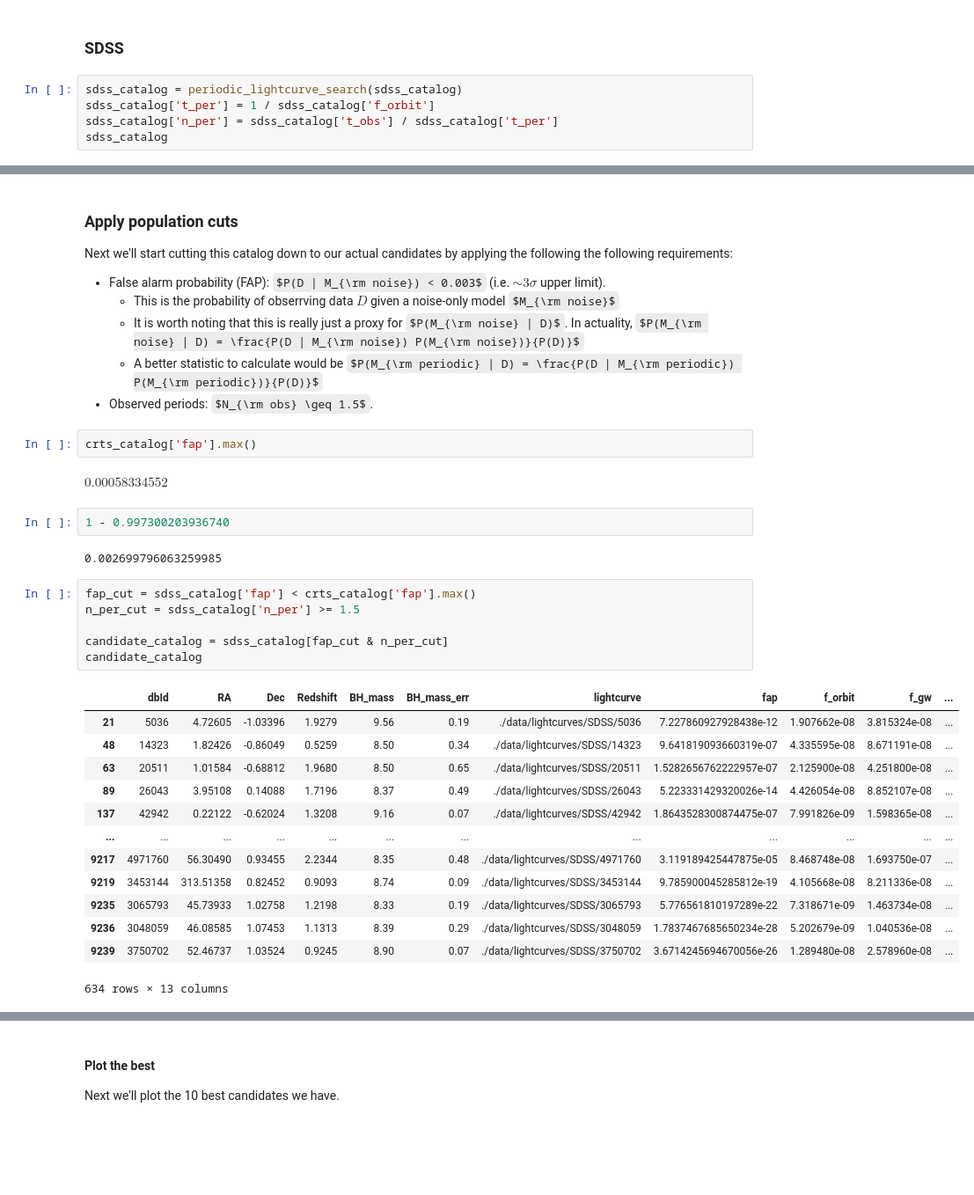
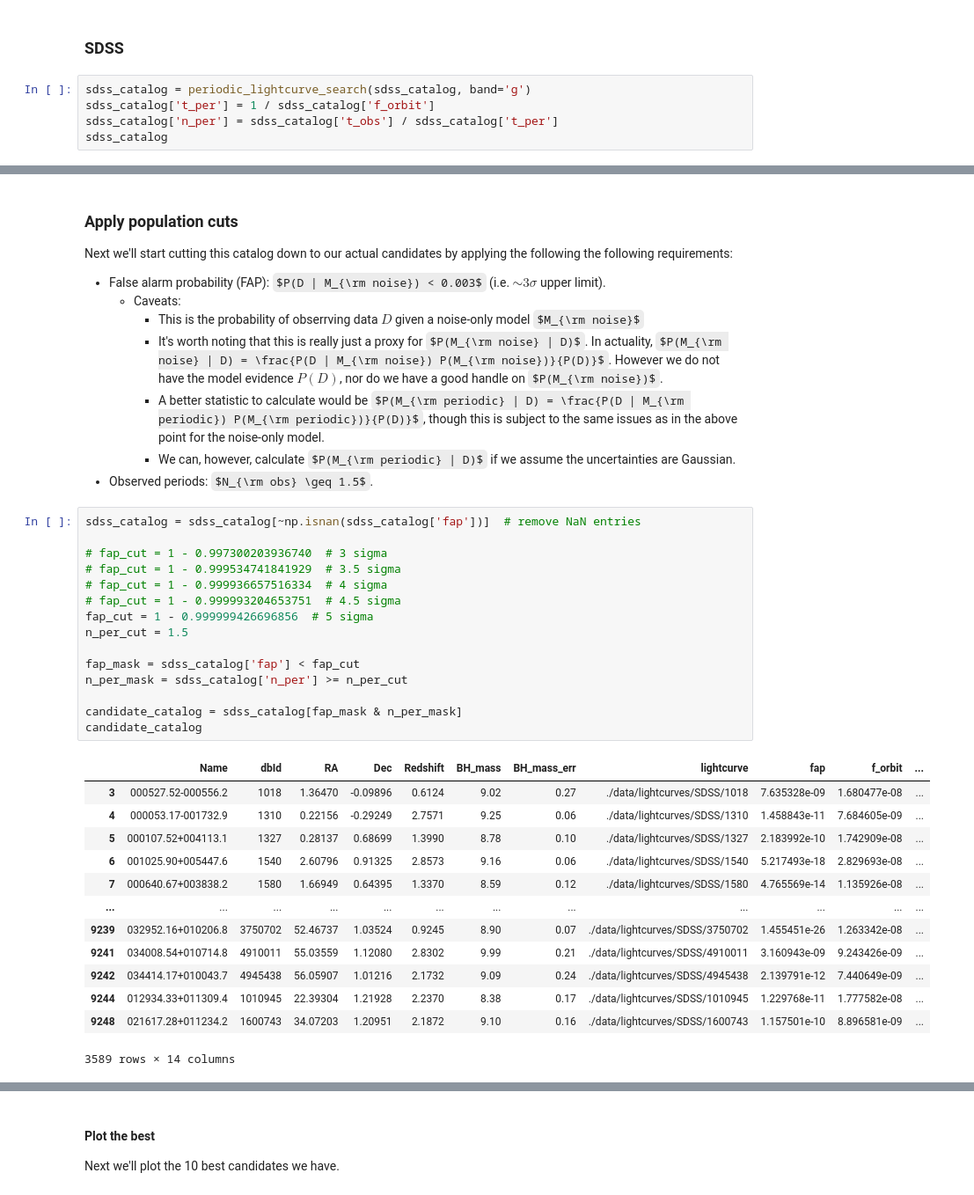
Before and after one commit to jacaseyclyde/gw-school-2022-materials, a Jupyter notebook: project_4/project_4.ipynb, the cells around one changed output, grey strips where cells are left out. Shown at 88% size. Drawn from its saved outputs; the diff is of its cells as text; some formulas as TeX source; blank space fills up the shorter version.

```diff
--- a/project_4/project_4.ipynb
+++ b/project_4/project_4.ipynb
@@ -374,7 +377,7 @@ crts_catalog
 # %% [markdown]
 ### SDSS
 # %%
-sdss_catalog = periodic_lightcurve_search(sdss_catalog)
+sdss_catalog = periodic_lightcurve_search(sdss_catalog, band='g')
 sdss_catalog['t_per'] = 1 / sdss_catalog['f_orbit']
 sdss_catalog['n_per'] = sdss_catalog['t_obs'] / sdss_catalog['t_per']
 sdss_catalog
@@ -397,35 +400,38 @@ sdss_catalog
 
 Next we'll start cutting this catalog down to our actual candidates by applying the following the following requirements:
  * False alarm probability (FAP): $P(D | M_{\rm noise}) < 0.003$ (i.e. $\sim 3 \sigma$ upper limit).
-   * This is the probability of obserrving data $D$ given a noise-only model $M_{\rm noise}$
-   * It is worth noting that this is really just a proxy for $P(M_{\rm noise} | D)$. In actuality, $P(M_{\rm noise} | D) = \frac{P(D | M_{\rm noise}) P(M_{\rm noise})}{P(D)}$
-   * A better statistic to calculate would be $P(M_{\rm periodic} | D) = \frac{P(D | M_{\rm periodic}) P(M_{\rm periodic})}{P(D)}$
+   * Caveats:
+     * This is the probability of obserrving data $D$ given a noise-only model $M_{\rm noise}$
+     * It's worth noting that this is really just a proxy for $P(M_{\rm noise} | D)$. In actuality, $P(M_{\rm noise} | D) = \frac{P(D | M_{\rm noise}) P(M_{\rm noise})}{P(D)}$. However we do not have the model evidence $P(D)$, nor do we have a good handle on $P(M_{\rm noise})$.
+     * A better statistic to calculate would be $P(M_{\rm periodic} | D) = \frac{P(D | M_{\rm periodic}) P(M_{\rm periodic})}{P(D)}$, though this is subject to the same issues as in the above point for the noise-only model.
+     * We can, however, calculate $P(M_{\rm periodic} | D)$ if we assume the uncertainties are Gaussian.
  * Observed periods: $N_{\rm obs} \geq 1.5$.
-# %%
-crts_catalog['fap'].max()
-# %% [output]
-$0.00058334552 \; \mathrm{}$
-# %%
-1 - 0.997300203936740
-# %% [output]
-0.002699796063259985
 # %%
-fap_cut = sdss_catalog['fap'] < crts_catalog['fap'].max()
-n_per_cut = sdss_catalog['n_per'] >= 1.5
+sdss_catalog = sdss_catalog[~np.isnan(sdss_catalog['fap'])]  # remove NaN entries
 
-candidate_catalog = sdss_catalog[fap_cut & n_per_cut]
+# fap_cut = 1 - 0.997300203936740  # 3 sigma
+# fap_cut = 1 - 0.999534741841929  # 3.5 sigma
+# fap_cut = 1 - 0.999936657516334  # 4 sigma
+# fap_cut = 1 - 0.999993204653751  # 4.5 sigma
+fap_cut = 1 - 0.999999426696856  # 5 sigma
+n_per_cut = 1.5
+
+fap_mask = sdss_catalog['fap'] < fap_cut
+n_per_mask = sdss_catalog['n_per'] >= n_per_cut
+
+candidate_catalog = sdss_catalog[fap_mask & n_per_mask]
 candidate_catalog
 # %% [output]
-|  | dbId | RA | Dec | Redshift | BH_mass | BH_mass_err | lightcurve | fap | f_orbit | f_gw | ... |
-| 21 | 5036 | 4.72605 | -1.03396 | 1.9279 | 9.56 | 0.19 | ./data/lightcurves/SDSS/5036 | 7.227860927928438e-12 | 1.907662e-08 | 3.815324e-08 | ... |
-| 48 | 14323 | 1.82426 | -0.86049 | 0.5259 | 8.50 | 0.34 | ./data/lightcurves/SDSS/14323 | 9.641819093660319e-07 | 4.335595e-08 | 8.671191e-08 | ... |
-| 63 | 20511 | 1.01584 | -0.68812 | 1.9680 | 8.50 | 0.65 | ./data/lightcurves/SDSS/20511 | 1.5282656762222957e-07 | 2.125900e-08 | 4.251800e-08 | ... |
-| 89 | 26043 | 3.95108 | 0.14088 | 1.7196 | 8.37 | 0.49 | ./data/lightcurves/SDSS/26043 | 5.223331429320026e-14 | 4.426054e-08 | 8.852107e-08 | ... |
-| 137 | 42942 | 0.22122 | -0.62024 | 1.3208 | 9.16 | 0.07 | ./data/lightcurves/SDSS/42942 | 1.8643528300874475e-07 | 7.991826e-09 | 1.598365e-08 | ... |
+|  | Name | dbId | RA | Dec | Redshift | BH_mass | BH_mass_err | lightcurve | fap | f_orbit | ... |
+| 3 | 000527.52-000556.2 | 1018 | 1.36470 | -0.09896 | 0.6124 | 9.02 | 0.27 | ./data/lightcurves/SDSS/1018 | 7.635328e-09 | 1.680477e-08 | ... |
+| 4 | 000053.17-001732.9 | 1310 | 0.22156 | -0.29249 | 2.7571 | 9.25 | 0.06 | ./data/lightcurves/SDSS/1310 | 1.458843e-11 | 7.684605e-09 | ... |
+| 5 | 000107.52+004113.1 | 1327 | 0.28137 | 0.68699 | 1.3990 | 8.78 | 0.10 | ./data/lightcurves/SDSS/1327 | 2.183992e-10 | 1.742909e-08 | ... |
+| 6 | 001025.90+005447.6 | 1540 | 2.60796 | 0.91325 | 2.8573 | 9.16 | 0.06 | ./data/lightcurves/SDSS/1540 | 5.217493e-18 | 2.829693e-08 | ... |
+| 7 | 000640.67+003838.2 | 1580 | 1.66949 | 0.64395 | 1.3370 | 8.59 | 0.12 | ./data/lightcurves/SDSS/1580 | 4.765569e-14 | 1.135926e-08 | ... |
 | ... | ... | ... | ... | ... | ... | ... | ... | ... | ... | ... | ... |
-| 9217 | 4971760 | 56.30490 | 0.93455 | 2.2344 | 8.35 | 0.48 | ./data/lightcurves/SDSS/4971760 | 3.119189425447875e-05 | 8.468748e-08 | 1.693750e-07 | ... |
-| 9219 | 3453144 | 313.51358 | 0.82452 | 0.9093 | 8.74 | 0.09 | ./data/lightcurves/SDSS/3453144 | 9.785900045285812e-19 | 4.105668e-08 | 8.211336e-08 | ... |
-| 9235 | 3065793 | 45.73933 | 1.02758 | 1.2198 | 8.33 | 0.19 | ./data/lightcurves/SDSS/3065793 | 5.776561810197289e-22 | 7.318671e-09 | 1.463734e-08 | ... |
-| 9236 | 3048059 | 46.08585 | 1.07453 | 1.1313 | 8.39 | 0.29 | ./data/lightcurves/SDSS/3048059 | 1.7837467685650234e-28 | 5.202679e-09 | 1.040536e-08 | ... |
-| 9239 | 3750702 | 52.46737 | 1.03524 | 0.9245 | 8.90 | 0.07 | ./data/lightcurves/SDSS/3750702 | 3.6714245694670056e-26 | 1.289480e-08 | 2.578960e-08 | ... |
+| 9239 | 032952.16+010206.8 | 3750702 | 52.46737 | 1.03524 | 0.9245 | 8.90 | 0.07 | ./data/lightcurves/SDSS/3750702 | 1.455451e-26 | 1.263342e-08 | ... |
+| 9241 | 034008.54+010714.8 | 4910011 | 55.03559 | 1.12080 | 2.8302 | 9.99 | 0.21 | ./data/lightcurves/SDSS/4910011 | 3.160943e-09 | 9.243426e-09 | ... |
+| 9242 | 034414.17+010043.7 | 4945438 | 56.05907 | 1.01216 | 2.1732 | 9.09 | 0.24 | ./data/lightcurves/SDSS/4945438 | 2.139791e-12 | 7.440649e-09 | ... |
+| 9244 | 012934.33+011309.4 | 1010945 | 22.39304 | 1.21928 | 2.2370 | 8.38 | 0.17 | ./data/lightcurves/SDSS/1010945 | 1.229768e-11 | 1.777582e-08 | ... |
+| 9248 | 021617.28+011234.2 | 1600743 | 34.07203 | 1.20951 | 2.1872 | 9.10 | 0.16 | ./data/lightcurves/SDSS/1600743 | 1.157501e-10 | 8.896581e-09 | ... |
-634 rows × 13 columns
+3589 rows × 14 columns
```
Also changed, not shown: parts of 76 cells of this notebook.
